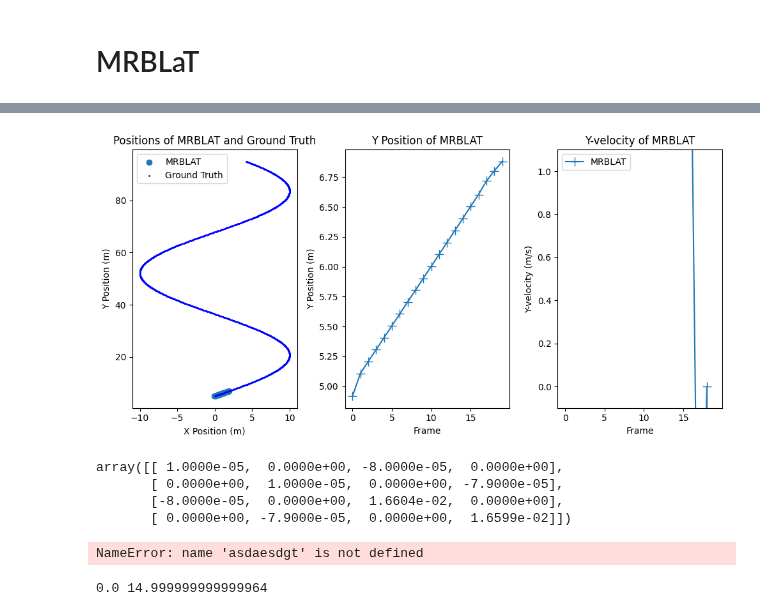
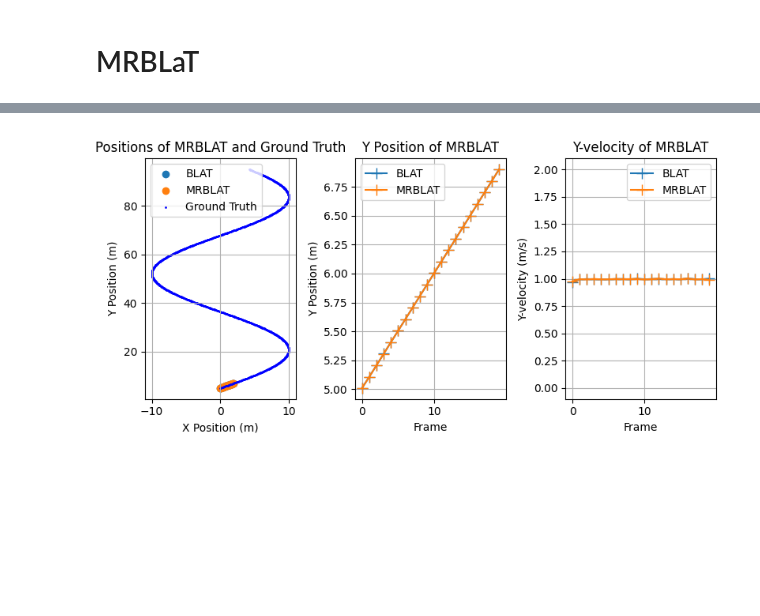
Before and after one commit to RHIMMELAND/MMARS, a Jupyter notebook: examples/MRBLaT_test.ipynb, the cells around one changed output, grey strips where cells are left out. Cells and saved outputs as stored; diff of their text form; code cells hidden in the pictures; blank space fills up the shorter version.

Commit message:
Working MRBLAT

```diff
--- a/examples/MRBLaT_test.ipynb
+++ b/examples/MRBLaT_test.ipynb
@@ -61,5 +60,5 @@ sim_data_3 = simulation_data_3.get_data()
 # %% [markdown]
 # MRBLaT
 # %%
-# first_try = mmars.Tracking([sim_data_1,sim_data_2,sim_data_3], [radar_model_1.get_parameters,radar_model_2.get_parameters,radar_model_3.get_parameters], np.array([[target_ground_truth[0][0]], [target_ground_truth[1][0]], [target_ground_truth[2][0]], [target_ground_truth[3][0]]]))
-first_try = mmars.Tracking([sim_data_1], [radar_model_1.get_parameters], np.array([[target_ground_truth[0][0]], [target_ground_truth[1][0]], [target_ground_truth[2][0]], [target_ground_truth[3][0]]]))
+multi_radar = mmars.Tracking([sim_data_1,sim_data_2,sim_data_3], [radar_model_1.get_parameters,radar_model_2.get_parameters,radar_model_3.get_parameters], np.array([[target_ground_truth[0][0]], [target_ground_truth[1][0]], [target_ground_truth[2][0]], [target_ground_truth[3][0]]]))
+single_radar = mmars.Tracking([sim_data_1], [radar_model_1.get_parameters], np.array([[target_ground_truth[0][0]], [target_ground_truth[1][0]], [target_ground_truth[2][0]], [target_ground_truth[3][0]]]))
@@ -75,0 +65,3 @@ ValueError: could not broadcast input array from shape (4,4) into shape (4,1)
+# %%
+multi_phi_bar, multi_phi_barbar = multi_radar.run_mrblat(T_frame, fifo_length=20, N_frames=20, N_iter=100)
+single_phi_bar, single_phi_barbar = single_radar.run_mrblat(T_frame, fifo_length=200, N_frames=20, N_iter=100)
@@ -76,62 +77,32 @@ ValueError: could not broadcast input array from shape (4,4) into shape (4,1)
 # %%
-fig, ax = plt.subplots(1, 3, figsize=(10, 5))
-ax[0].scatter(phi_bar[:,0], phi_bar[:,1], label="MRBLAT")
+fig, ax = plt.subplots(1, 3, figsize=(8, 4))
+ax[0].scatter(single_phi_bar[:,0], single_phi_bar[:,1], label="BLAT")
+ax[0].scatter(multi_phi_bar[:,0], multi_phi_bar[:,1], label="MRBLAT")
 ax[0].scatter(target_ground_truth[0][:], target_ground_truth[1][:], label="Ground Truth", color="blue",s=1)
 ax[0].set_title("Positions of MRBLAT and Ground Truth")
 ax[0].set_xlabel("X Position (m)")
 ax[0].set_ylabel("Y Position (m)")
 ax[0].legend()
+ax[0].grid(True)
 
-ax[1].plot(phi_bar[:,1], label="MRBLAT", marker="+", markersize=10)
+ax[1].plot(single_phi_bar[:,1], label="BLAT", marker="+", markersize=10)
+ax[1].plot(multi_phi_bar[:,1], label="MRBLAT", marker="+", markersize=10)
 ax[1].set_xlabel("Frame")
 ax[1].set_ylabel("Y Position (m)")
 ax[1].set_title("Y Position of MRBLAT")
+ax[1].legend()
+ax[1].grid(True)
 
-ax[2].plot(phi_bar[:,3], label="MRBLAT", marker="+", markersize=10)
-ax[2].set_ylim(-.1, 1.1)
+ax[2].plot(single_phi_bar[:,3], label="BLAT", marker="+", markersize=10)
+ax[2].plot(multi_phi_bar[:,3], label="MRBLAT", marker="+", markersize=10)
+ax[2].set_ylim(-.1, 2.1)
 ax[2].set_xlabel("Frame")
 ax[2].set_ylabel("Y-velocity (m/s)")
 ax[2].set_title("Y-velocity of MRBLAT")
 ax[2].legend()
-
+ax[2].grid(True)
 
 plt.tight_layout()
+plt.show()
 # %% [output]
-[figure, old version]
+[figure, new version]
-# %%
-np.round(phi_barbar[-1], 6)
-# %% [output]
-array([[ 1.0000e-05,  0.0000e+00, -8.0000e-05,  0.0000e+00],
-       [ 0.0000e+00,  1.0000e-05,  0.0000e+00, -7.9000e-05],
-       [-8.0000e-05,  0.0000e+00,  1.6604e-02,  0.0000e+00],
-       [ 0.0000e+00, -7.9000e-05,  0.0000e+00,  1.6599e-02]])
-# %%
-asdaesdgt
-# %% [output]
-NameError: name 'asdaesdgt' is not defined
-# %%
-frame = 100
-
-print(target_model_1.get_trajectory()[0][frame], target_model_1.get_trajectory()[1][frame])
-
-sim_data_all_virtual = sim_data[frame,:,:,0,:]
-sim_data_all_virtual = sim_data_all_virtual.flatten()[:, np.newaxis]
-
-max_range = 100
-Ns = 3072
-
-
-# Energy normalization
-sim_data_all_virtual_energy = sim_data_all_virtual.conj().T @ sim_data_all_virtual
-
-data_fourier = np.concatenate([np.fft.fft(sim_data_all_virtual[i:i+256, 0]) for i in range(0, len(sim_data_all_virtual), 256)])
-
-data_fourier_energy = data_fourier.conj().T @ data_fourier
-
-data_fourier = (np.sqrt(sim_data_all_virtual_energy/data_fourier_energy)*data_fourier).T
-
-radar_model_1.generate_S_signal(target_model_1.get_trajectory()[0][frame], target_model_1.get_trajectory()[1][frame])
-
-S_N = radar_model_1.get_S_signal.flatten()[:, np.newaxis]/np.sqrt(256)
-# %% [output]
-0.0 14.999999999999964
```
Also changed, not shown: parts of 26 cells of this notebook, 2 other files.
